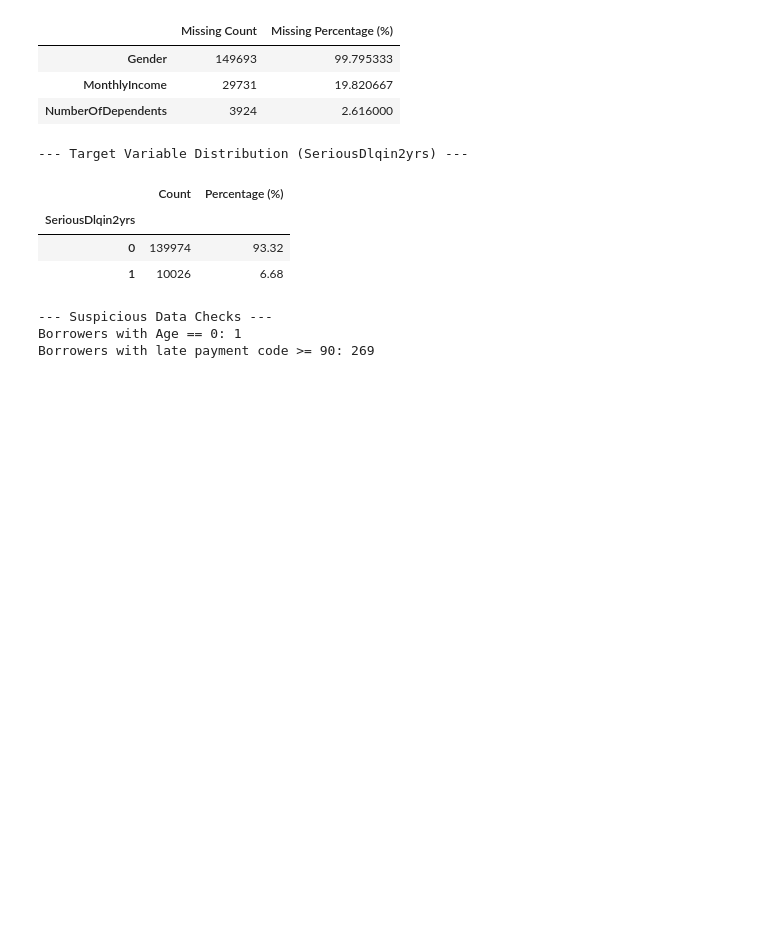
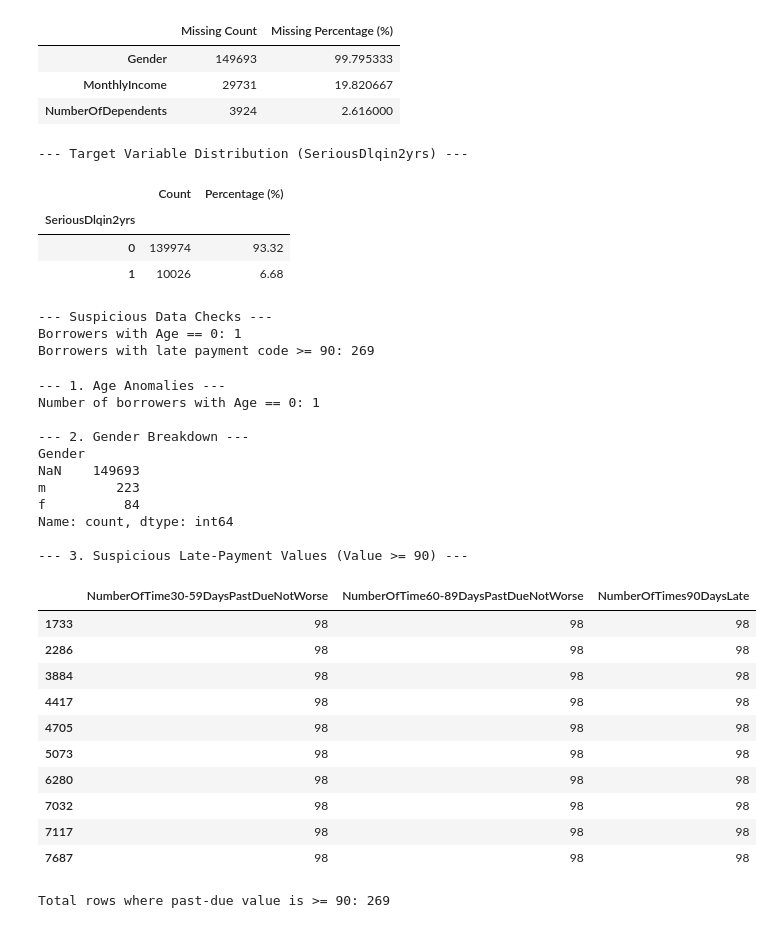
Before and after one commit to Abubakar651/NIAI, a Jupyter notebook: Projects/Credit_Score_EDA/Credit_score_EDA.ipynb, the cells around one changed output. Drawn from its saved outputs; the diff is of its cells as text; code cells hidden in the pictures; blank space fills up the shorter version.

```diff
--- a/Projects/Credit_Score_EDA/Credit_score_EDA.ipynb
+++ b/Projects/Credit_Score_EDA/Credit_score_EDA.ipynb
@@ -128,3 +128,45 @@ print(f"Borrowers with late payment code >= 90: {(df['NumberOfTime30-59DaysPastD
 --- Suspicious Data Checks ---
 Borrowers with Age == 0: 1
 Borrowers with late payment code >= 90: 269
+# %%
+print("--- 1. Age Anomalies ---")
+zero_age_count = (df['Age'] == 0).sum()
+print(f"Number of borrowers with Age == 0: {zero_age_count}")
+
+print("\n--- 2. Gender Breakdown ---")
+# Value counts including NaN (missing) values
+print(df['Gender'].value_counts(dropna=False))
+
+print("\n--- 3. Suspicious Late-Payment Values (Value >= 90) ---")
+# Checking occurrences of extreme values like 96 or 98
+display(df[df['NumberOfTime30-59DaysPastDueNotWorse'] >= 90][
+    ['NumberOfTime30-59DaysPastDueNotWorse',
+     'NumberOfTime60-89DaysPastDueNotWorse',
+     'NumberOfTimes90DaysLate']
+].head(10))
+
+print(f"Total rows where past-due value is >= 90: {(df['NumberOfTime30-59DaysPastDueNotWorse'] >= 90).sum()}")
+# %% [output]
+--- 1. Age Anomalies ---
+Number of borrowers with Age == 0: 1
+
+--- 2. Gender Breakdown ---
+Gender
+NaN    149693
+m         223
+f          84
+Name: count, dtype: int64
+
+--- 3. Suspicious Late-Payment Values (Value >= 90) ---
+|  | NumberOfTime30-59DaysPastDueNotWorse | NumberOfTime60-89DaysPastDueNotWorse | NumberOfTimes90DaysLate |
+| 1733 | 98 | 98 | 98 |
+| 2286 | 98 | 98 | 98 |
+| 3884 | 98 | 98 | 98 |
+| 4417 | 98 | 98 | 98 |
+| 4705 | 98 | 98 | 98 |
+| 5073 | 98 | 98 | 98 |
+| 6280 | 98 | 98 | 98 |
+| 7032 | 98 | 98 | 98 |
+| 7117 | 98 | 98 | 98 |
+| 7687 | 98 | 98 | 98 |
+Total rows where past-due value is >= 90: 269
```
Also changed, not shown: parts of 3 cells of this notebook, 18 other files.
